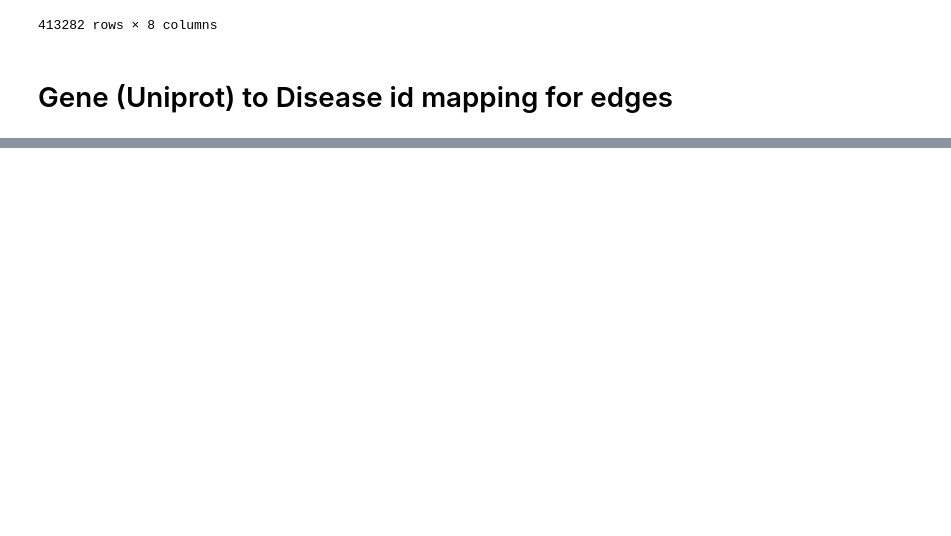
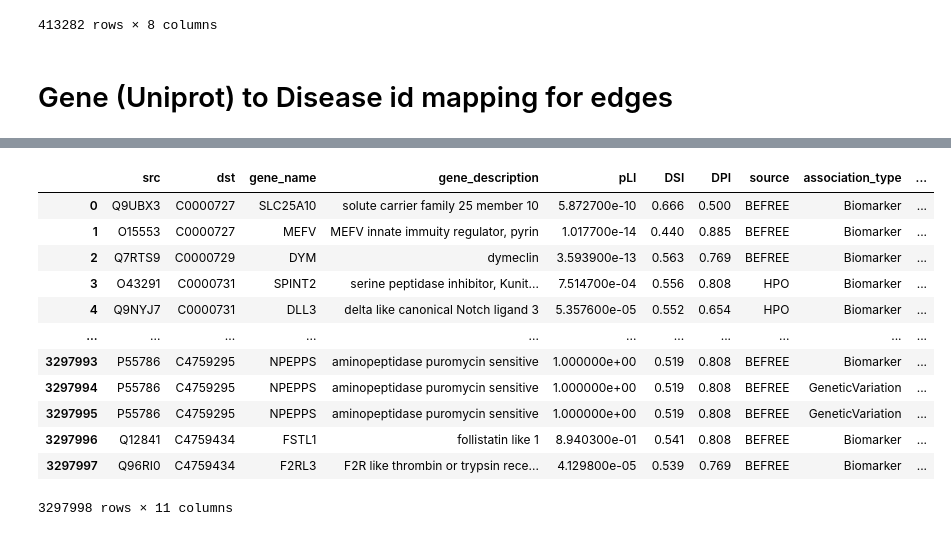
Before and after one commit to rangan2510/InteractDb-rc2, a Jupyter notebook: parser/disenget_parser.ipynb, the cells around one changed output, grey strips where cells are left out. Drawn from its saved outputs; the diff is of its cells as text; code cells hidden in the pictures; blank space fills up the shorter version.

```diff
--- a/parser/disenget_parser.ipynb
+++ b/parser/disenget_parser.ipynb
@@ -92,0 +141,4 @@ pd.read_csv()
+# %%
+gene_map = pd.read_csv('../data/diseases/DisGeNET/mapa_geneid_4_uniprot_crossref.tsv', sep="\t")
+gene_map.columns = ['uniprotkb_id','geneId']
+gene_map
@@ -92,0 +159,20 @@ pd.read_csv()
+# %%
+disgen_df2 = pd.merge(left=disgen_df, right=gene_map, on='geneId', how='left')
+# %%
+disgen_df2 = disgen_df2[['uniprotkb_id','diseaseId','geneName', 'geneDescription', 'pLI', 'DSI', 'DPI', 'source','associationType', 'sentence', 'pmid']]
+disgen_df2.columns = ['src','dst','gene_name', 'gene_description', 'pLI', 'DSI', 'DPI', 'source','association_type', 'sentence', 'pmid']
+disgen_df2
+# %% [output]
+|  | src | dst | gene_name | gene_description | pLI | DSI | DPI | source | association_type | ... |
+| 0 | Q9UBX3 | C0000727 | SLC25A10 | solute carrier family 25 member 10 | 5.872700e-10 | 0.666 | 0.500 | BEFREE | Biomarker | ... |
+| 1 | O15553 | C0000727 | MEFV | MEFV innate immuity regulator, pyrin | 1.017700e-14 | 0.440 | 0.885 | BEFREE | Biomarker | ... |
+| 2 | Q7RTS9 | C0000729 | DYM | dymeclin | 3.593900e-13 | 0.563 | 0.769 | BEFREE | Biomarker | ... |
+| 3 | O43291 | C0000731 | SPINT2 | serine peptidase inhibitor, Kunit... | 7.514700e-04 | 0.556 | 0.808 | HPO | Biomarker | ... |
+| 4 | Q9NYJ7 | C0000731 | DLL3 | delta like canonical Notch ligand 3 | 5.357600e-05 | 0.552 | 0.654 | HPO | Biomarker | ... |
+| ... | ... | ... | ... | ... | ... | ... | ... | ... | ... | ... |
+| 3297993 | P55786 | C4759295 | NPEPPS | aminopeptidase puromycin sensitive | 1.000000e+00 | 0.519 | 0.808 | BEFREE | Biomarker | ... |
+| 3297994 | P55786 | C4759295 | NPEPPS | aminopeptidase puromycin sensitive | 1.000000e+00 | 0.519 | 0.808 | BEFREE | GeneticVariation | ... |
+| 3297995 | P55786 | C4759295 | NPEPPS | aminopeptidase puromycin sensitive | 1.000000e+00 | 0.519 | 0.808 | BEFREE | GeneticVariation | ... |
+| 3297996 | Q12841 | C4759434 | FSTL1 | follistatin like 1 | 8.940300e-01 | 0.541 | 0.808 | BEFREE | Biomarker | ... |
+| 3297997 | Q96RI0 | C4759434 | F2RL3 | F2R like thrombin or trypsin rece... | 4.129800e-05 | 0.539 | 0.769 | BEFREE | Biomarker | ... |
+3297998 rows × 11 columns
```
Also changed, not shown: parts of 6 cells of this notebook, 9 other files.
